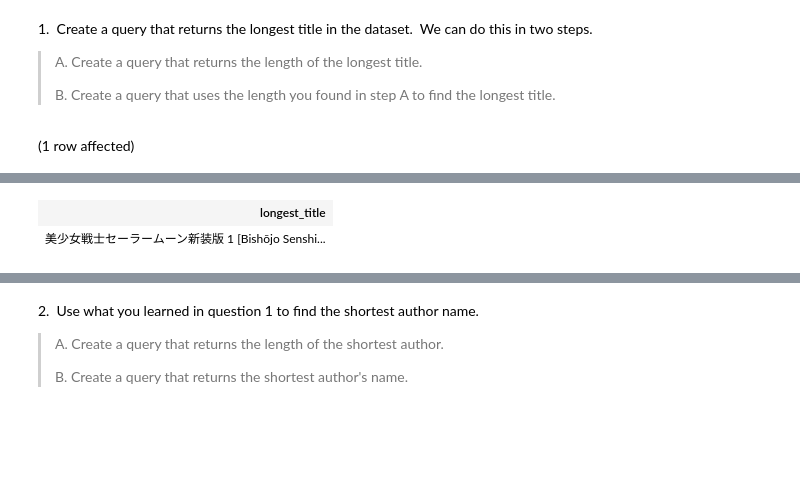
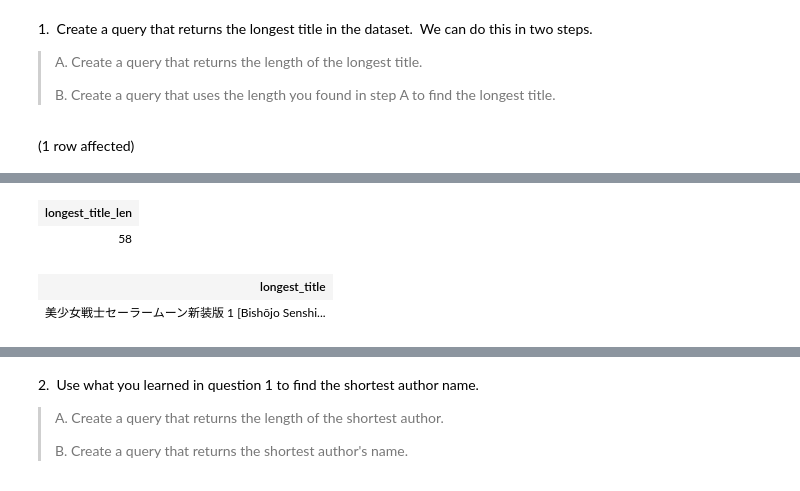
Before and after one commit to souji1991/SQL-Part-2-Studio, a Jupyter notebook: SQL-Part-2-Studio.ipynb, the cells around one changed output, grey strips where cells are left out. Drawn from its saved outputs; the diff is of its cells as text; code cells hidden in the pictures; blank space fills up the shorter version.

```diff
--- a/SQL-Part-2-Studio.ipynb
+++ b/SQL-Part-2-Studio.ipynb
@@ -17,6 +17,7 @@
 >
 > B. Create a query that uses the length you found in step A to find the longest title.
 # %%
-SELECT MAX(title) longest_title FROM BooksDB.dbo.books
+SELECT LEN(MAX(title) )longest_title_len FROM BooksDB.dbo.books;
+SELECT MAX(title) longest_title FROM BooksDB.dbo.books;
 # %% [output]
 (1 row affected)
@@ -24,2 +26,4 @@ Total execution time: 00:00:00.052
-| longest_title |
-| 美少女戦士セーラームーン新装版 1 [Bishōjo Senshi... |
+| longest_title_len |
+| 58 |
+| longest_title |
+| 美少女戦士セーラームーン新装版 1 [Bishōjo Senshi... |
```
Also changed, not shown: parts of 19 cells of this notebook.
